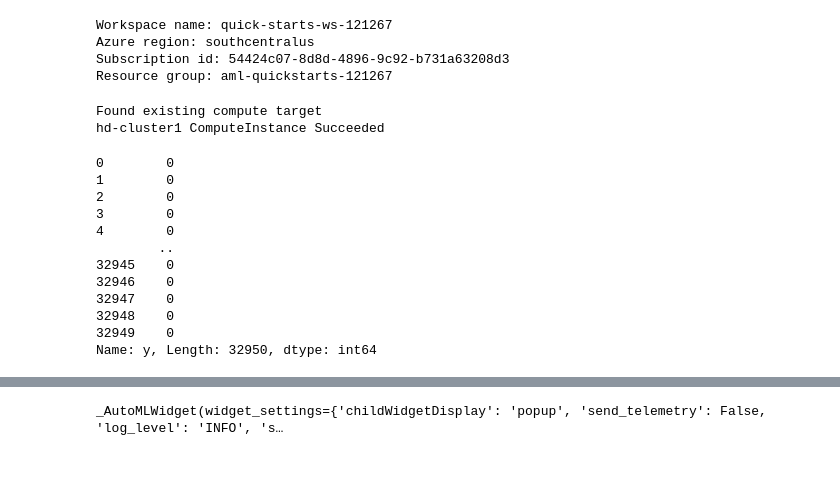
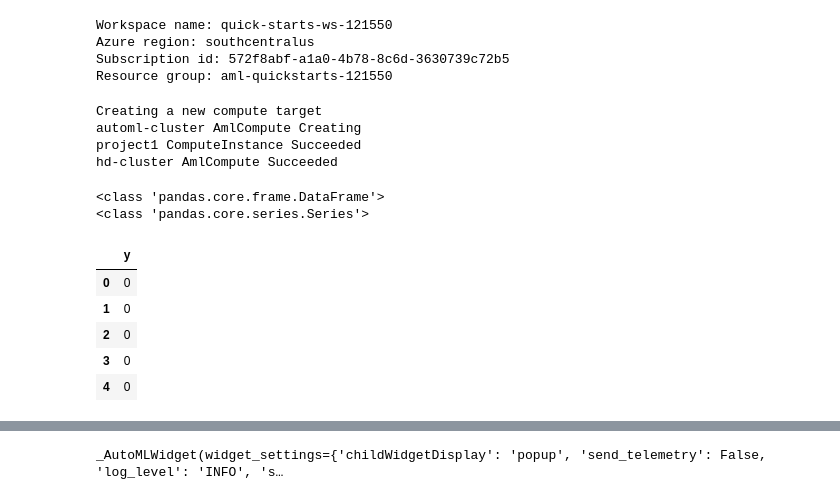
Before and after one commit to AarthiAlagammai/Optimizing-an-ML-Pipeline-in-Azure, a Jupyter notebook: Automl.ipynb, the cells around one changed output, grey strips where cells are left out. Drawn from its saved outputs; the diff is of its cells as text; code cells hidden in the pictures; blank space fills up the shorter version.

Commit message:
Updated automl files

```diff
--- a/Automl.ipynb
+++ b/Automl.ipynb
@@ -1,7 +1,7 @@
 # %%
 from azureml.core import Workspace, Experiment
 
-ws = Workspace.get(name="quick-starts-ws-121267")
+ws = Workspace.get(name="quick-starts-ws-121550")
 exp = Experiment(workspace=ws, name="automl")
 
 print('Workspace name: ' + ws.name,
@@ -11,10 +11,10 @@ print('Workspace name: ' + ws.name,
 
 run = exp.start_logging()
 # %% [output]
-Workspace name: quick-starts-ws-121267
+Workspace name: quick-starts-ws-121550
 Azure region: southcentralus
-Subscription id: 54424c07-8d8d-4896-9c92-b731a63208d3
-Resource group: aml-quickstarts-121267
+Subscription id: 572f8abf-a1a0-4b78-8c6d-3630739c72b5
+Resource group: aml-quickstarts-121550
 # %%
 from azureml.core.compute import ComputeTarget, AmlCompute
 from azureml.core.compute_target import ComputeTargetException
@@ -23,7 +23,7 @@ from azureml.core.compute_target import ComputeTargetException
 # TODO: Create compute cluster
 # Use vm_size = "Standard_D2_V2" in your provisioning configuration.
 # max_nodes should be no greater than 4.
-cluster_name="hd-cluster1"
+cluster_name="automl-cluster"
 try:
   compute_target=ComputeTarget(workspace=ws,name=cluster_name)
   print("Found existing compute target")
@@ -39,8 +39,10 @@ for name, ct in compute_targets.items():
 
 ### YOUR CODE HERE ###
 # %% [output]
-Found existing compute target
-hd-cluster1 ComputeInstance Succeeded
+Creating a new compute target
+automl-cluster AmlCompute Creating
+project1 ComputeInstance Succeeded
+hd-cluster AmlCompute Succeeded
 # %%
 from azureml.data.dataset_factory import TabularDatasetFactory
 
@@ -53,20 +55,22 @@ path_url = "https://automlsamplenotebookdata.blob.core.windows.net/automl-sample
 ds = TabularDatasetFactory.from_delimited_files(path=path_url)
 # %%
 from train import clean_data
-
+import pandas as pd
 # Use the clean_data function to clean your data.
 x, y = clean_data(ds)
-print(y)
+print(type(x))
+print(type(y))
 # %% [output]
-0        0
-1        0
-2        0
-3        0
-4        0
-        ..
-32945    0
-32946    0
-32947    0
-32948    0
-32949    0
-Name: y, Length: 32950, dtype: int64
+<class 'pandas.core.frame.DataFrame'>
+<class 'pandas.core.series.Series'>
+# %%
+#converting y to dataframe
+y_dataframe=pd.DataFrame(y,columns=['y'])
+y_dataframe.head(5)
+# %% [output]
+|  | y |
+| 0 | 0 |
+| 1 | 0 |
+| 2 | 0 |
+| 3 | 0 |
+| 4 | 0 |
```
Also changed, not shown: parts of 12 cells of this notebook, 16 other files.
